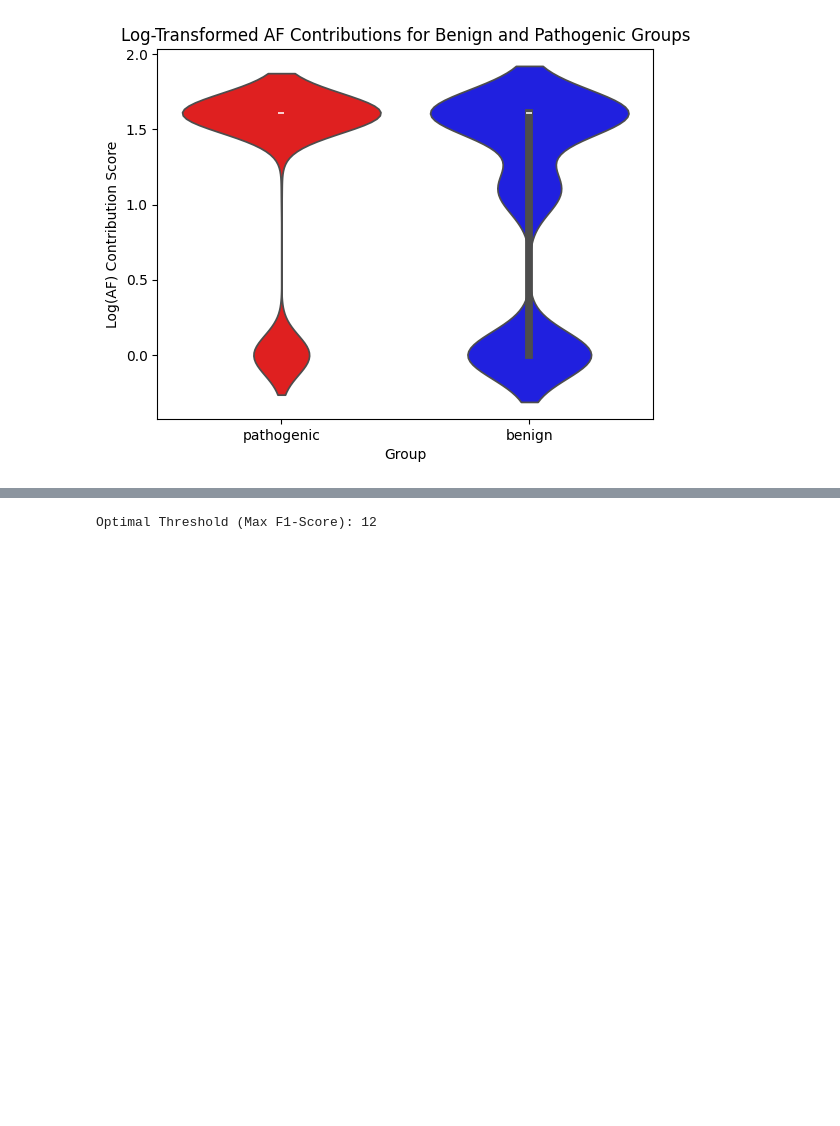
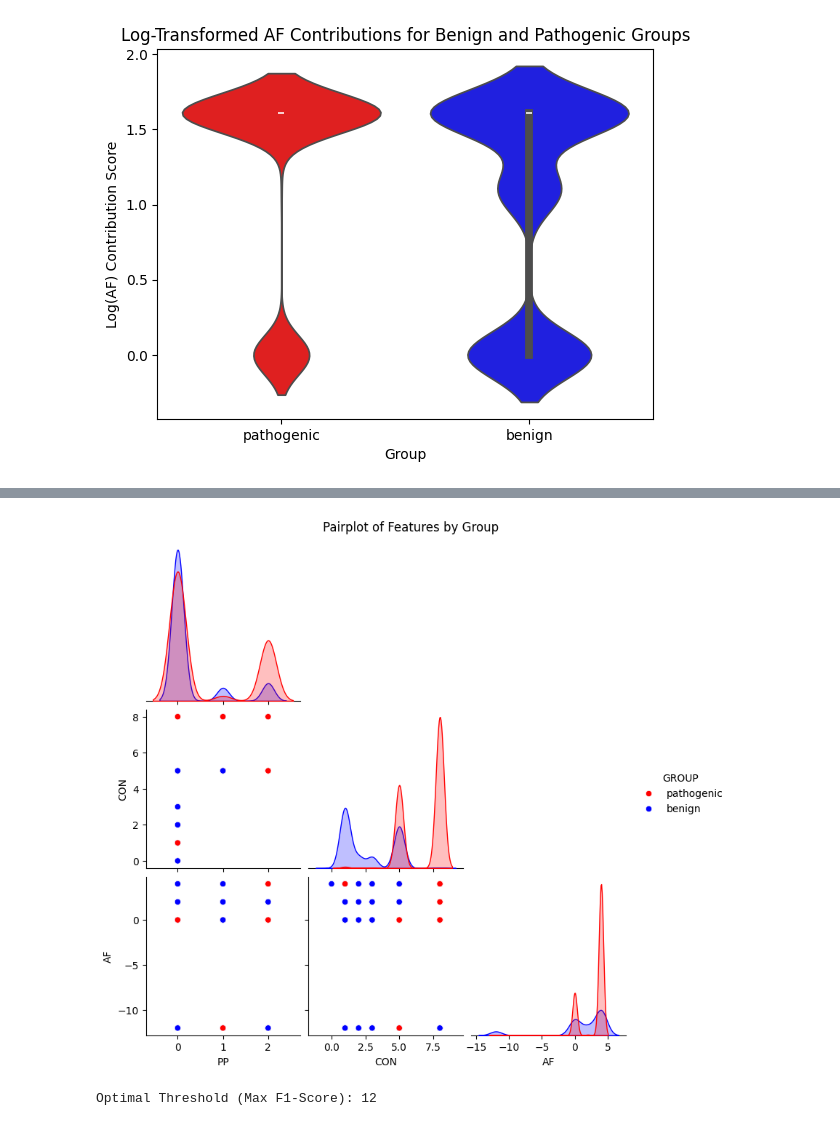
Before and after one commit to josefinelantz/GenScore, a Jupyter notebook: Submission.ipynb, the cells around one changed output, grey strips where cells are left out. Cells and saved outputs as stored; diff of their text form; code cells hidden in the pictures; blank space fills up the shorter version.

```diff
--- a/Submission.ipynb
+++ b/Submission.ipynb
@@ -627 +637,45 @@ visualize_contribution_log(filtered_df, "AF")
+# %%
+# Step 4: Feature Interactions
+
+def feature_pair_plot(df):
+    features = ["PP", "CON", "AF"]  # Add more if necessary
+    pairplot_data = df[features + ["GROUP"]]
+
+    # Pairplot with hue for group differentiation
+    sns.pairplot(pairplot_data, hue="GROUP", palette={"benign": "blue", "pathogenic": "red"}, diag_kind="kde", corner=True)
+    plt.suptitle("Pairplot of Features by Group", y=1.02)  # Adjust title positioning
+    plt.savefig("pairplot_features.png")
+    plt.show()
+
+def visualize_feature_interactions(df, feature_1, feature_2, hue="GROUP", palette=palette):
+    # Apply log transformation to AF (log1p ensures we handle zeros safely)
+    #df[f"{feature_1}_log"] = np.log1p(df[feature_1])  # log1p is log(1 + AF)
+    #df[f"{feature_2}_log"] = np.log1p(df[feature_2])  # log1p is log(1 + AF)
+
+    # Filter out groups
+    pathogenic = df[df["GROUP"] == "pathogenic"]
+    benign = df[df["GROUP"] == "benign"]
+
+    sns.kdeplot(data=pathogenic, x=feature_1, y=feature_2, fill=True, alpha=0.5, label="Pathogenic")
+    sns.kdeplot(data=benign, x=feature_1, y=feature_2, fill=True, alpha=0.5, label="Benign")
+
+    plt.title(f"Joint Density Plot of {feature_1} vs. {feature_2} by Group")
+    plt.xlabel(f"{feature_1} Contribution Score")
+    plt.ylabel(f"{feature_2} Contribution Score")
+    plt.savefig(f"joint_density_{feature_1}_vs_{feature_2}.png")
+    plt.show()
+
+    # Contour plot for PP and CON
+    sns.kdeplot(data=pathogenic, x=feature_1, y=feature_2, levels=5, cmap="Reds", label="Pathogenic")
+    sns.kdeplot(benign, x=feature_1, y=feature_2, levels=4, cmap="Blues", label="Benign")
+    plt.title(f"Contour Plot of {feature_1} vs. {feature_2} by Group")
+    plt.xlabel(f"{feature_1} Contribution Score")
+    plt.ylabel(f"{feature_2} Contribution Score")
+    #plt.legend()
+    plt.savefig(f"contour_plot_{feature_1}_vs_{feature_2}.png")
+    plt.show()
+#visualize_feature_interactions(filtered_df, "PP", "CON")
+feature_pair_plot(filtered_df)
+# %% [output]
+[figure, added]
 # %%
```
Also changed, not shown: parts of 2 cells of this notebook.
